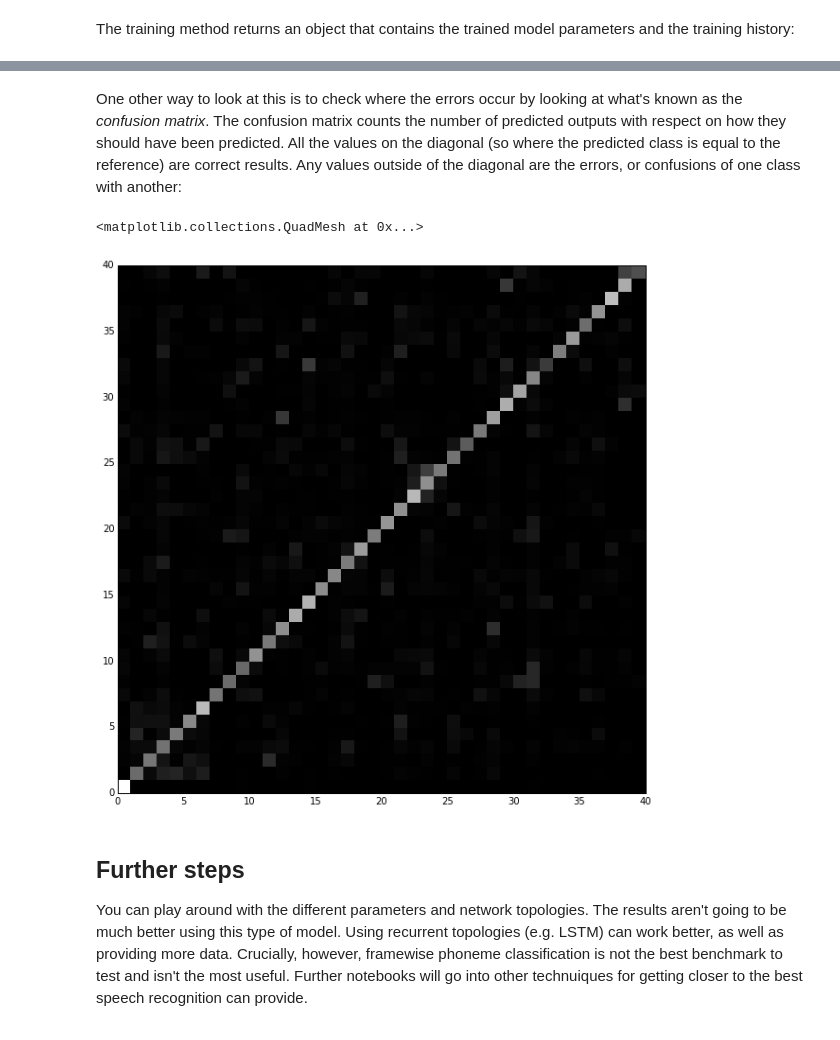
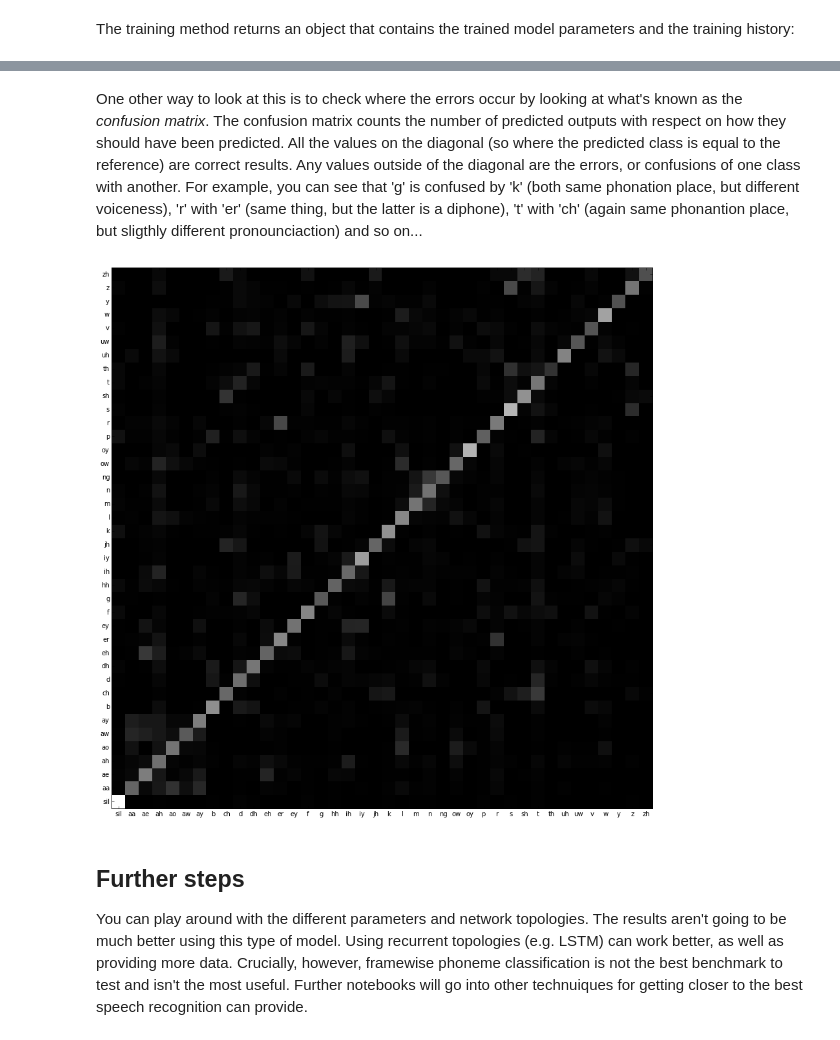
Before and after one commit to danijel3/ASRDemos, a Jupyter notebook: notebooks/MLP_Keras.ipynb, the cells around one changed output, grey strips where cells are left out. Saved outputs shown, nothing was run; the diff lists cells and outputs as text; code cells hidden in the pictures.

Commit message:
Fixed MLP_Keras to new data and tweaked it a bit...

```diff
--- a/notebooks/MLP_Keras.ipynb
+++ b/notebooks/MLP_Keras.ipynb
@@ -36,25 +42,3 @@ To improve the context sensitivity of the model, we take 7 samples (3 before and
-# %%
-def expandTimeWindow(data, time_before, time_after):
-
-    newdata = []
-
-    last_win = data.shape[0] - 1
-
-    for w in range(data.shape[0]):
-
-        newwin = []
-        for x in range(w - time_before, w + time_after + 1):
-            w = x
-            if(w < 0):
-                w = 0
-            if(w > last_win):
-                w = last_win
-            newwin.append(data[w])
-        newdata.append(np.concatenate(newwin))
-
-    return np.vstack(newdata)
-
-inputs=expandTimeWindow(inputs,3,3)
 # %% [markdown]
 Next we define some constants for our program. Input and output dimensions can be inferred from the data, but the hidden layer size has to be defined manually.
 
@@ -65,6 +49,9 @@ output_dim=np.max(output_dec)+1
 
 hidden_num=256
 
+batch_size=256
+epoch_num=100
+
 outputs=np.zeros((num,output_dim))
 outputs[range(0,num),output_dec]=1
 # %%
@@ -121,5 +119,5 @@ Setting the verbose value to 2 makes more sense in notebooks, but leaving it at
 # %%
 val=(inputs[dev_idx],outputs[dev_idx])
 
-hist=model.fit(inputs[train_idx], outputs[train_idx], batch_size=256, nb_epoch=100, verbose=2, validation_data=val)
+hist=model.fit(inputs[train_idx], outputs[train_idx], batch_size=batch_size, nb_epoch=epoch_num, verbose=2, validation_data=val)
 # %% [output]
@@ -165,21 +163,29 @@ Accuracy: 69.811137%
 # %% [markdown]
-One other way to look at this is to check where the errors occur by looking at what's known as the *confusion matrix*. The confusion matrix counts the number of predicted outputs with respect on how they should have been predicted. All the values on the diagonal (so where the predicted class is equal to the reference) are correct results. Any values outside of the diagonal are the errors, or confusions of one class with another:
+One other way to look at this is to check where the errors occur by looking at what's known as the *confusion matrix*. The confusion matrix counts the number of predicted outputs with respect on how they should have been predicted. All the values on the diagonal (so where the predicted class is equal to the reference) are correct results. Any values outside of the diagonal are the errors, or confusions of one class with another. For example, you can see that 'g' is confused by 'k' (both same phonation place, but different voiceness), 'r' with 'er' (same thing, but the latter is a diphone), 't' with 'ch' (again same phonantion place, but sligthly different pronounciaction) and so on...
 # %%
 out = model.predict_classes(inputs[test_idx],batch_size=256,verbose=0)
 # %%
 confusion=np.zeros((output_dim,output_dim))
 for s in range(len(out)):
     confusion[out[s],output_dec[test_idx[s]]]+=1
 
 #normalize by class - because some classes occur much more often than others
 for c in range(output_dim):
     confusion[c,:]/=np.sum(confusion[c,:])
 
-P.figure(figsize=(10,10))
+with open('../data/phones.list') as f:
+    ph=f.read().splitlines()
+
+P.figure(figsize=(15,15))
 P.pcolormesh(confusion,cmap=P.cm.gray)
+P.xticks(np.arange(0,output_dim)+0.5)
+P.yticks(np.arange(0,output_dim)+0.5)
+ax=P.axes()
+ax.set_xticklabels(ph)
+ax.set_yticklabels(ph)
+print ''
 # %% [output]
-<matplotlib.collections.QuadMesh at 0x...>
-[figure, old version]
+[figure, new version]
 # %% [markdown]
 ## Further steps
 
```
Also changed, not shown: parts of 12 cells of this notebook.
